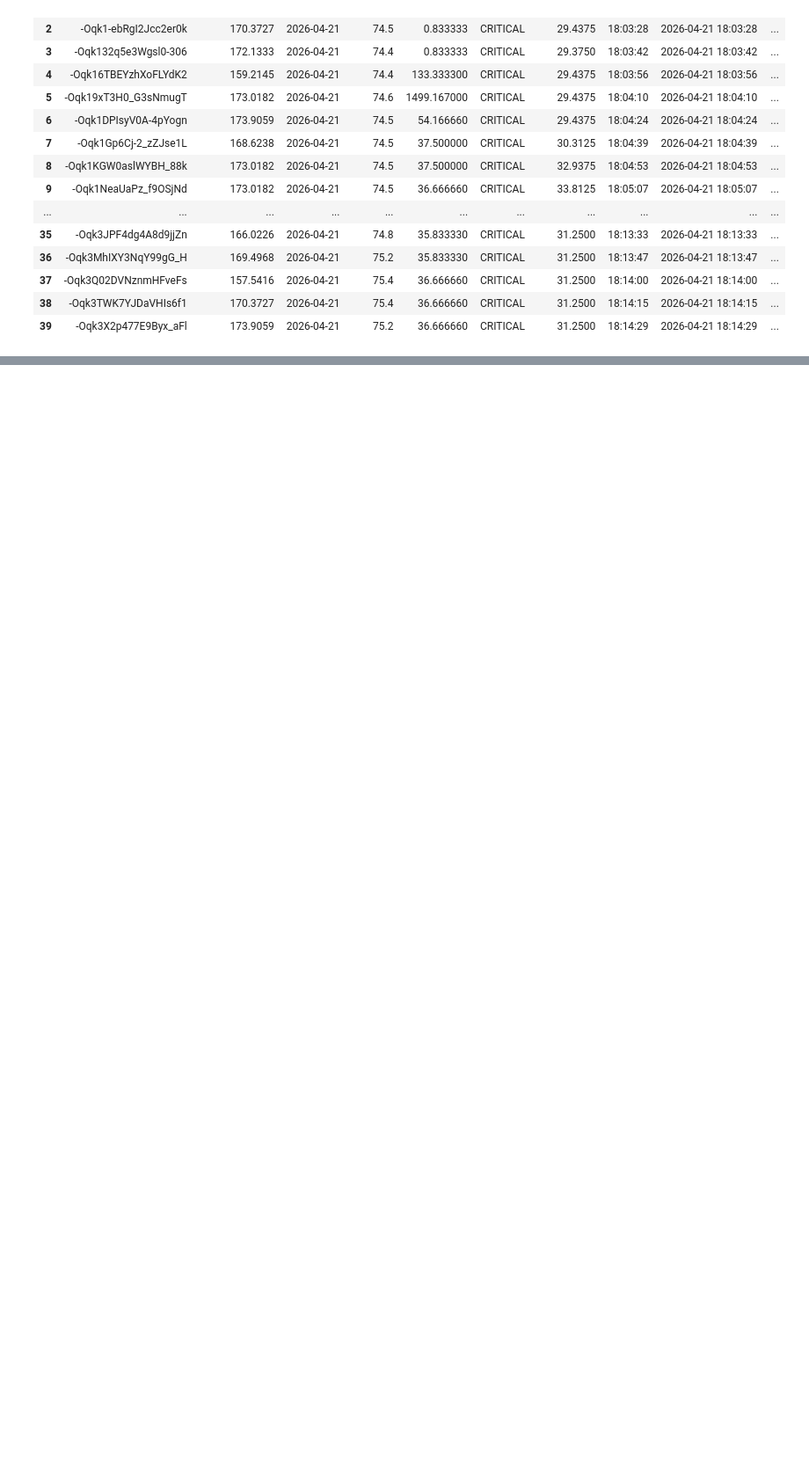
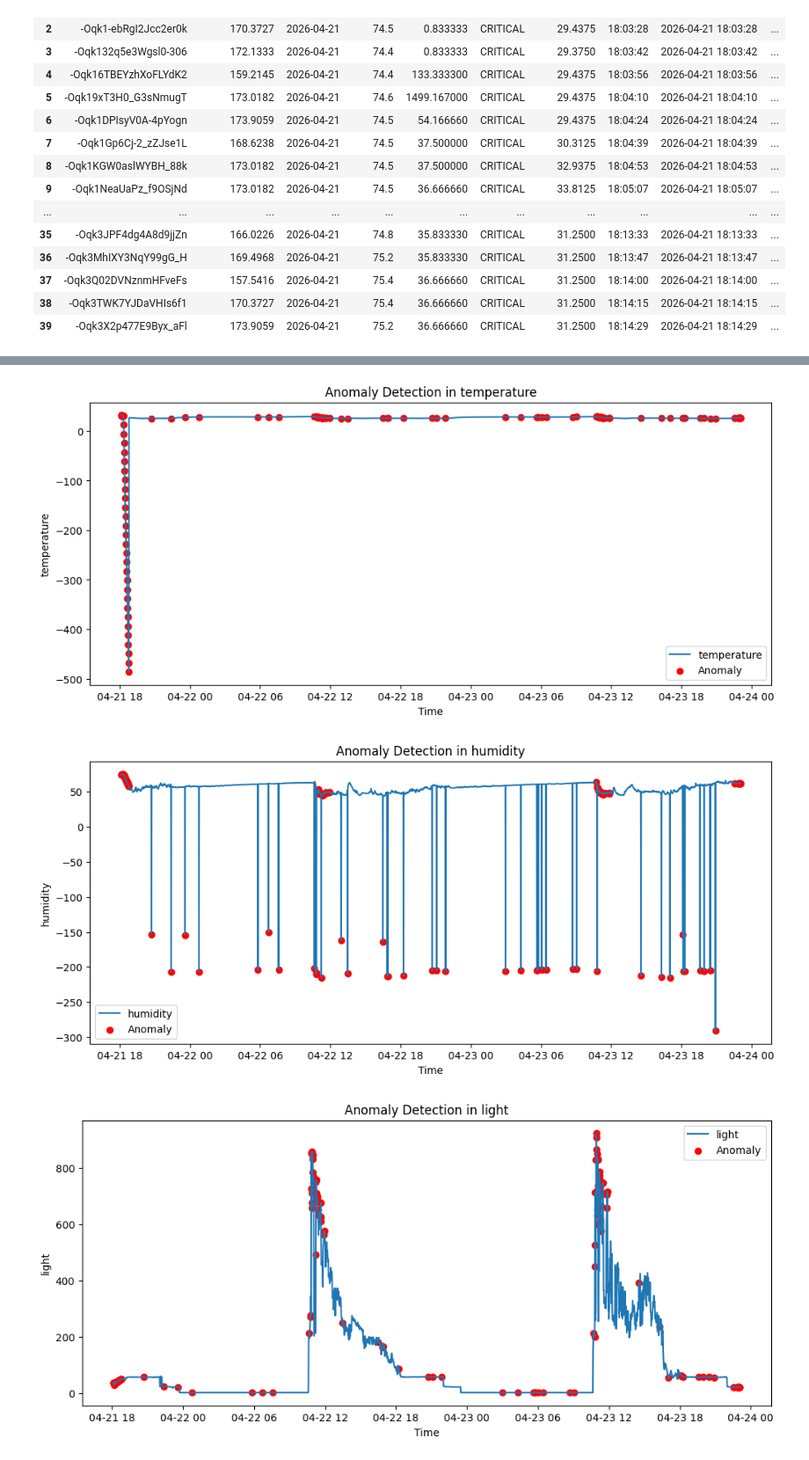
Before and after one commit to shashithenuwara/IOT, a Jupyter notebook: MLmodel.ipynb, the cells around one changed output, grey strips where cells are left out. Shown at 88% size. Cells and saved outputs as stored; diff of their text form; code cells hidden in the pictures; blank space fills up the shorter version.

```diff
--- a/MLmodel.ipynb
+++ b/MLmodel.ipynb
@@ -159,0 +380,9 @@ df.head(40)
+# %%
+from sklearn.ensemble import IsolationForest
+
+# Select sensor data
+sensor_cols = ['temperature', 'humidity', 'light', 'air_quality_ppm']
+
+X = df_resampled[sensor_cols]
+
+print(X.head())
@@ -159,0 +397,9 @@ df.head(40)
+# %%
+# Train Isolation Forest model
+
+model = IsolationForest(contamination=0.05, random_state=42)
+
+df_resampled['anomaly'] = model.fit_predict(X)
+
+# Check results
+df_resampled['anomaly'].value_counts()
@@ -159,0 +412,5 @@ df.head(40)
+# %%
+# Show some anomaly rows
+anomalies = df_resampled[df_resampled['anomaly'] == -1]
+
+display(anomalies.head())
@@ -159,0 +425,26 @@ df.head(40)
+# %%
+import matplotlib.pyplot as plt
+
+sensor_cols = ['temperature', 'humidity', 'light', 'air_quality_ppm']
+
+for col in sensor_cols:
+    plt.figure(figsize=(12,5))
+
+    # Plot normal data
+    plt.plot(df_resampled.index, df_resampled[col], label=col)
+
+    # Plot anomalies
+    anomalies = df_resampled[df_resampled['anomaly'] == -1]
+
+    plt.scatter(anomalies.index, anomalies[col],
+                color='red', label='Anomaly')
+
+    plt.title(f"Anomaly Detection in {col}")
+    plt.xlabel("Time")
+    plt.ylabel(col)
+    plt.legend()
+    plt.show()
+# %% [output]
+[figure, added]
+[figure, added]
+[figure, added]
```
Also changed, not shown: parts of 17 cells of this notebook.
